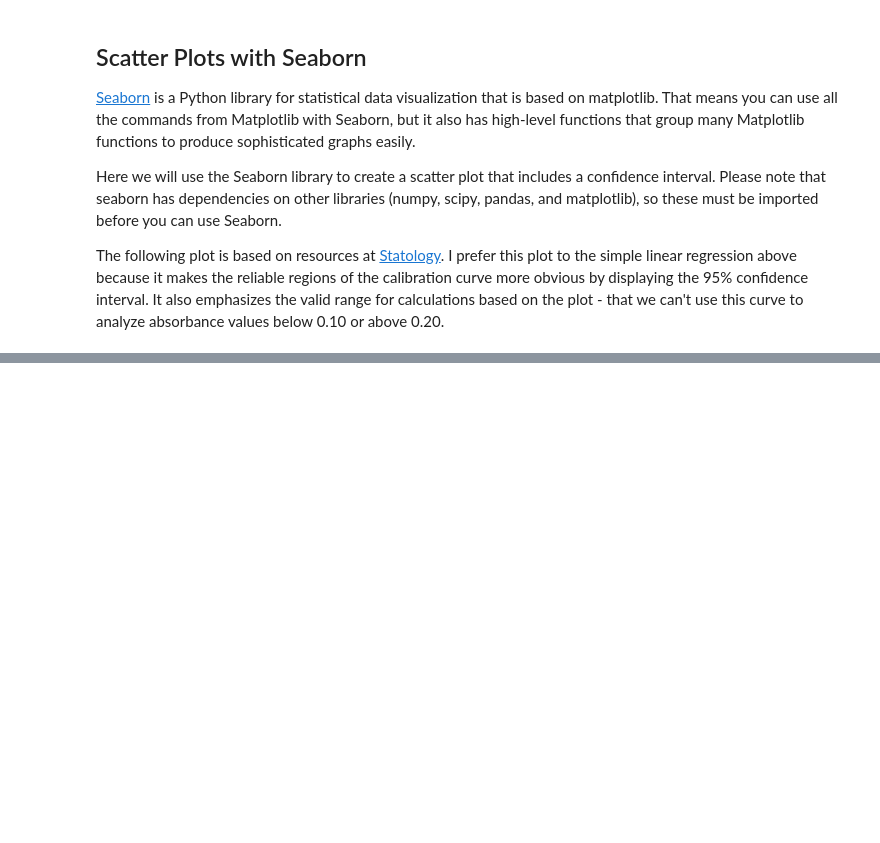
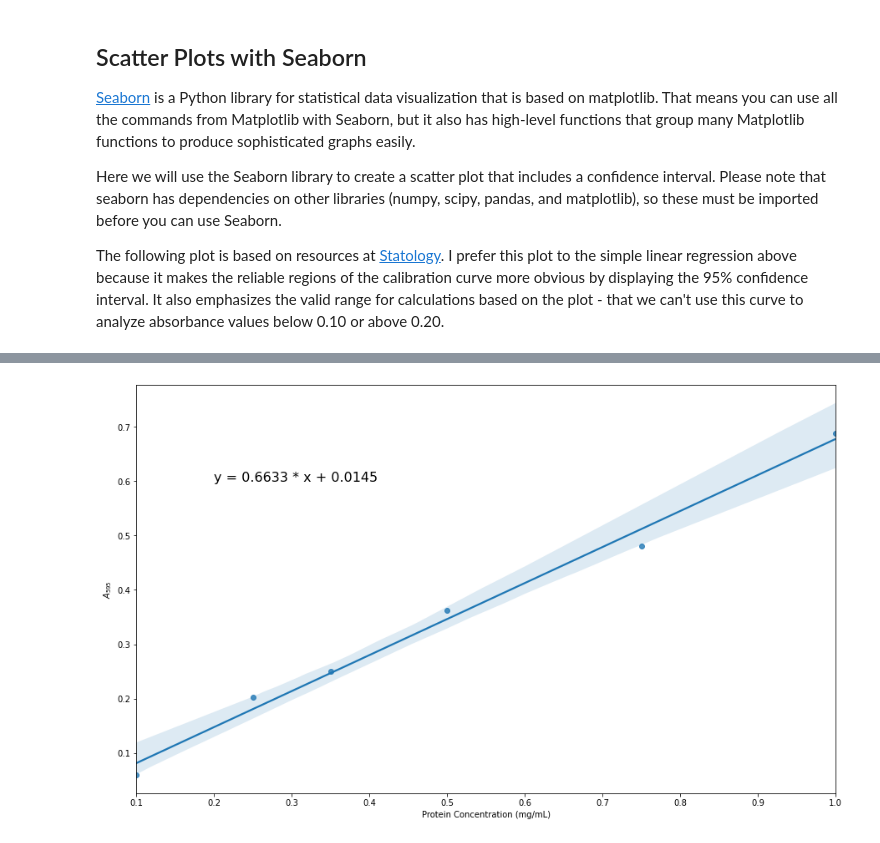
Before and after one commit to MolSSI-Education/python-scripting-biochemistry, a Jupyter notebook: biochemist-python/chapters/Creating_Plots_in_Jupyter_Notebooks.ipynb, the cells around one changed output, grey strips where cells are left out. Cells and saved outputs as stored; diff of their text form; code cells hidden in the pictures; blank space fills up the shorter version.

```diff
--- a/biochemist-python/chapters/Creating_Plots_in_Jupyter_Notebooks.ipynb
+++ b/biochemist-python/chapters/Creating_Plots_in_Jupyter_Notebooks.ipynb
@@ -187,13 +194,19 @@ Use a similar approach to the one described above to create a linear regression
 # %%
 # Once this lesson is finalized, I'll remove this block of code.
 protein_file2 = os.path.join('data', 'protein_assay2.csv')
 results_df = pd.read_csv(protein_file2)
-xdata = results_df['mass (ug)']
-ydata = results_df['A-595']
+xdata = results_df['mg/mL']
+ydata = results_df['A595']
+
+from scipy import stats
 slope, intercept, r_value, p_value, std_err = stats.linregress(xdata, ydata)
+plt.figure(figsize = (15,9))
+
 import seaborn as sns
-sns.regplot(xdata, ydata)
-plt.xlabel('Protein ($\mu$g)')
+sns.regplot(x = xdata, y = ydata)
+plt.xlabel('Protein Concentration (mg/mL)')
 plt.ylabel('$A_{595}$')
-plt.annotate(F'y = {slope:.4f} * x + {intercept:.4f}', xy = (15, 0.22))
+plt.annotate(F'y = {slope:.4f} * x + {intercept:.4f}', xy = (0.2, 0.6), fontsize=16)
 plt.savefig('Bradford_plot2.png', dpi = 600, bbox_inches = 'tight')
+# %% [output]
+[figure, added]
```
Also changed, not shown: parts of 8 cells of this notebook.
